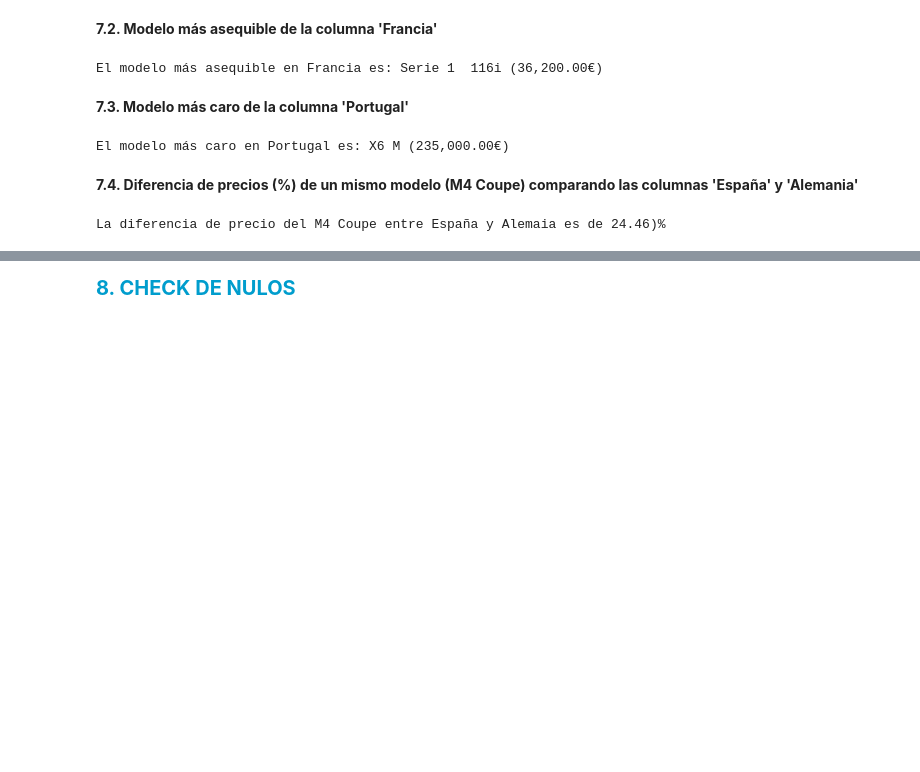
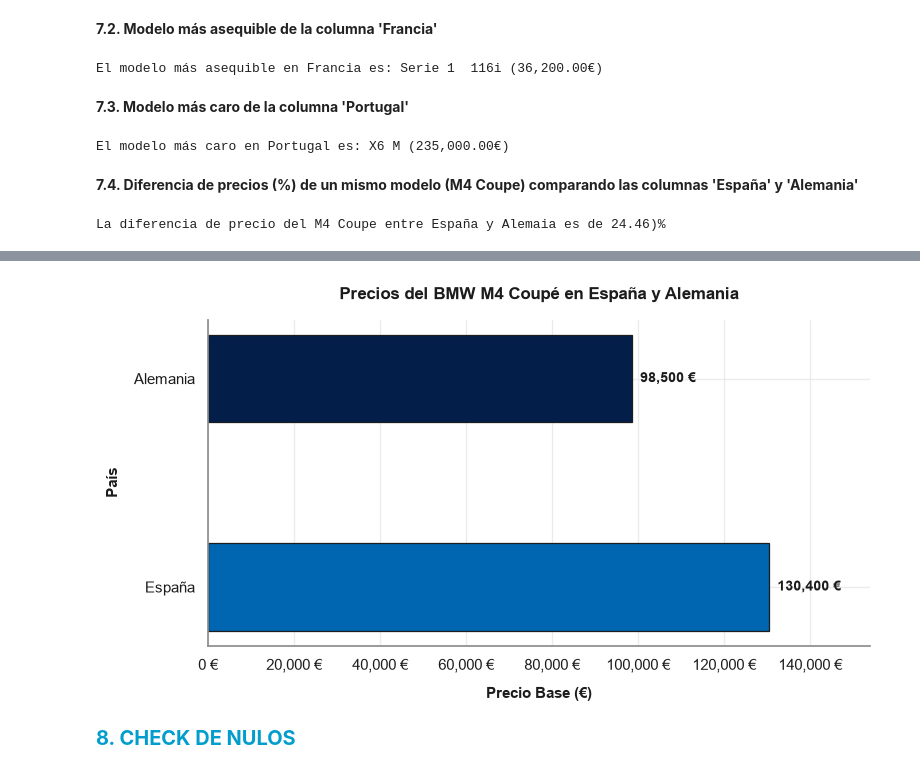
Before and after one commit to adrianamorchons/analisis_precios_bmw_2026, a Jupyter notebook: ANALISIS_BMW_PRECIOS_2026.ipynb, the cells around one changed output, grey strips where cells are left out. Saved outputs shown, nothing was run; the diff lists cells and outputs as text; code cells hidden in the pictures; blank space fills up the shorter version.

```diff
--- a/ANALISIS_BMW_PRECIOS_2026.ipynb
+++ b/ANALISIS_BMW_PRECIOS_2026.ipynb
@@ -286,2 +308,72 @@ plt.show()
+# %%
+import matplotlib.pyplot as plt
+from matplotlib import ticker
+import seaborn as sns
+
+sns.set_theme(
+    style='whitegrid',
+    rc={
+        'axes.edgecolor': '#8E8E8E',
+        'grid.color': '#EBEBEB',
+        'text.color': '#1C1C1C',
+        'axes.labelcolor': '#1C1C1C',
+        'xtick.color': '#1C1C1C',
+        'ytick.color': '#1C1C1C',
+    },
+)
+
+plt.figure(figsize=(8, 4.5))
+
+
+precio_m4_coupe_espana = float(m4_coupe_data['España'].squeeze())
+precio_m4_coupe_alemania = float(m4_coupe_data['Alemania'].squeeze())
+countries = list(('España', 'Alemania'))
+prices = list((precio_m4_coupe_espana, precio_m4_coupe_alemania))
+
+#Dibujar barras horizontales con la paleta corporativa BMW / BMW M
+colores_bmw = list((
+    '#0066B1',  # Azul BMW principal (España)
+    '#031E49',  # Azul Marino BMW M (Alemania)
+))
+
+barra = plt.barh(
+    countries,
+    prices,
+    color=colores_bmw,
+    edgecolor='#1C1C1C',
+    linewidth=0.9,
+    height=0.42,
+)
+
+#Añadir el valor numérico formateado con separador de miles y símbolo €
+plt.bar_label(
+    barra,
+    fmt='{:,.0f} €',
+    padding=6,
+    fontsize=10,
+    color='#1C1C1C',
+    weight='bold',
+)
+
+#Títulos, ejes y margen derecho amplio (para que no se corte la etiqueta)
+plt.title(
+    'Precios del BMW M4 Coupé en España y Alemania',
+    fontsize=12,
+    fontweight='bold',
+    pad=15,
+    color='#1C1C1C',
+)
+plt.xlabel('Precio Base (€)', fontsize=10.5, labelpad=10, fontweight='bold')
+plt.ylabel('País', fontsize=10.5, labelpad=10, fontweight='bold')
+
+ax = plt.gca()
+ax.xaxis.set_major_formatter(ticker.StrMethodFormatter('{x:,.0f} €'))
+plt.xlim(0, max(prices) * 1.18)
+
+sns.despine(top=True, right=True)
+plt.tight_layout()
+plt.show()
+# %% [output]
+[figure, added]
 # %% [markdown]
 <span style="font-size: 15pt; font-weight: bold; color: #009dcd;">**8. CHECK DE NULOS**</span>
```
Also changed, not shown: parts of 76 cells of this notebook.
